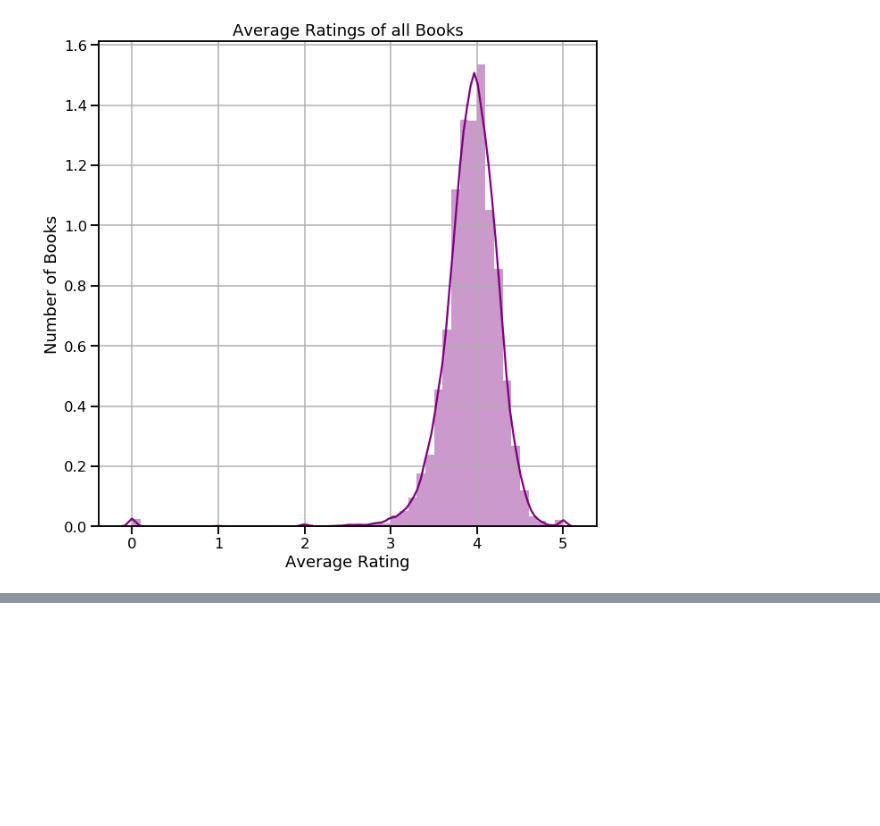
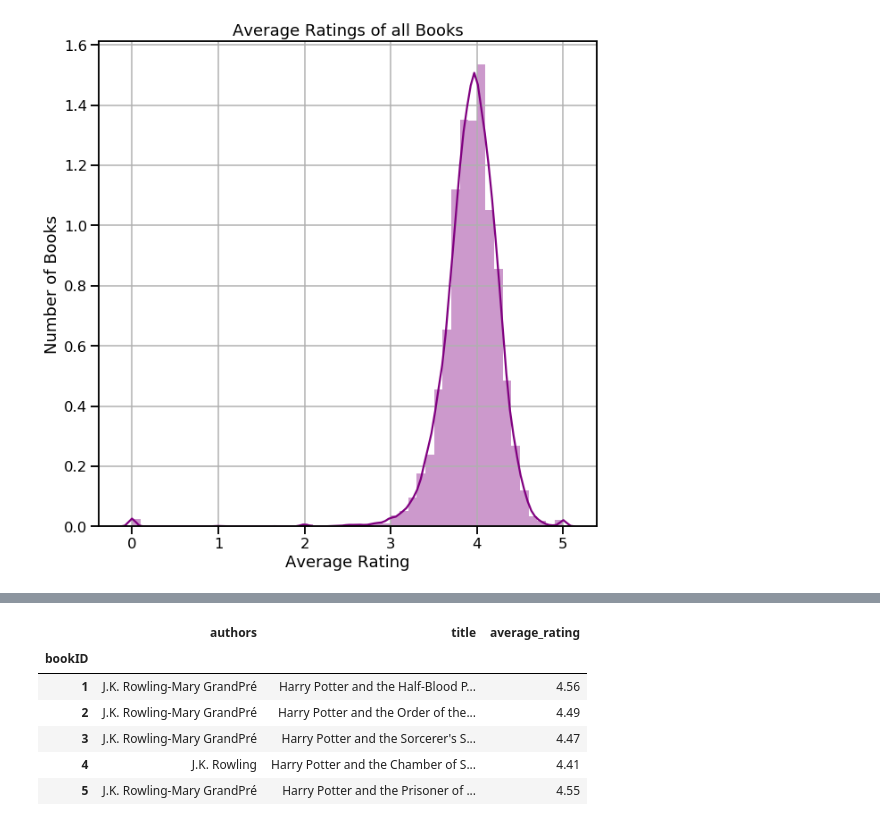
Before and after one commit to DanielPDWalker/Goodreads-Exploratory-Data-Analysis, a Jupyter notebook: Goodreadsbooks.ipynb, the cells around one changed output, grey strips where cells are left out. Saved outputs shown, nothing was run; the diff lists cells and outputs as text; code cells hidden in the pictures; blank space fills up the shorter version.

```diff
--- a/Goodreadsbooks.ipynb
+++ b/Goodreadsbooks.ipynb
@@ -323,0 +325,10 @@ len(rating)
+# %%
+most_books.head()
+# %% [output]
+|  | authors | title | average_rating |
+| bookID |  |  |  |
+| 1 | J.K. Rowling-Mary GrandPré | Harry Potter and the Half-Blood P... | 4.56 |
+| 2 | J.K. Rowling-Mary GrandPré | Harry Potter and the Order of the... | 4.49 |
+| 3 | J.K. Rowling-Mary GrandPré | Harry Potter and the Sorcerer's S... | 4.47 |
+| 4 | J.K. Rowling | Harry Potter and the Chamber of S... | 4.41 |
+| 5 | J.K. Rowling-Mary GrandPré | Harry Potter and the Prisoner of ... | 4.55 |
```
Also changed, not shown: parts of 14 cells of this notebook.
